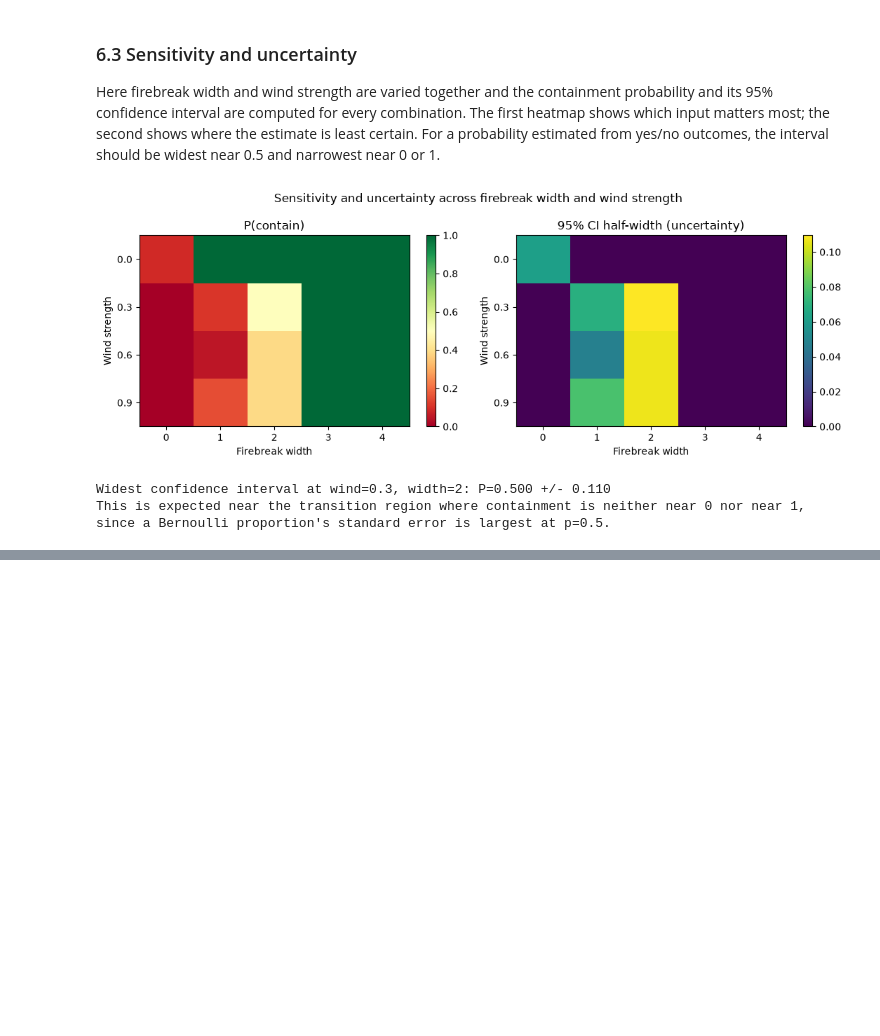
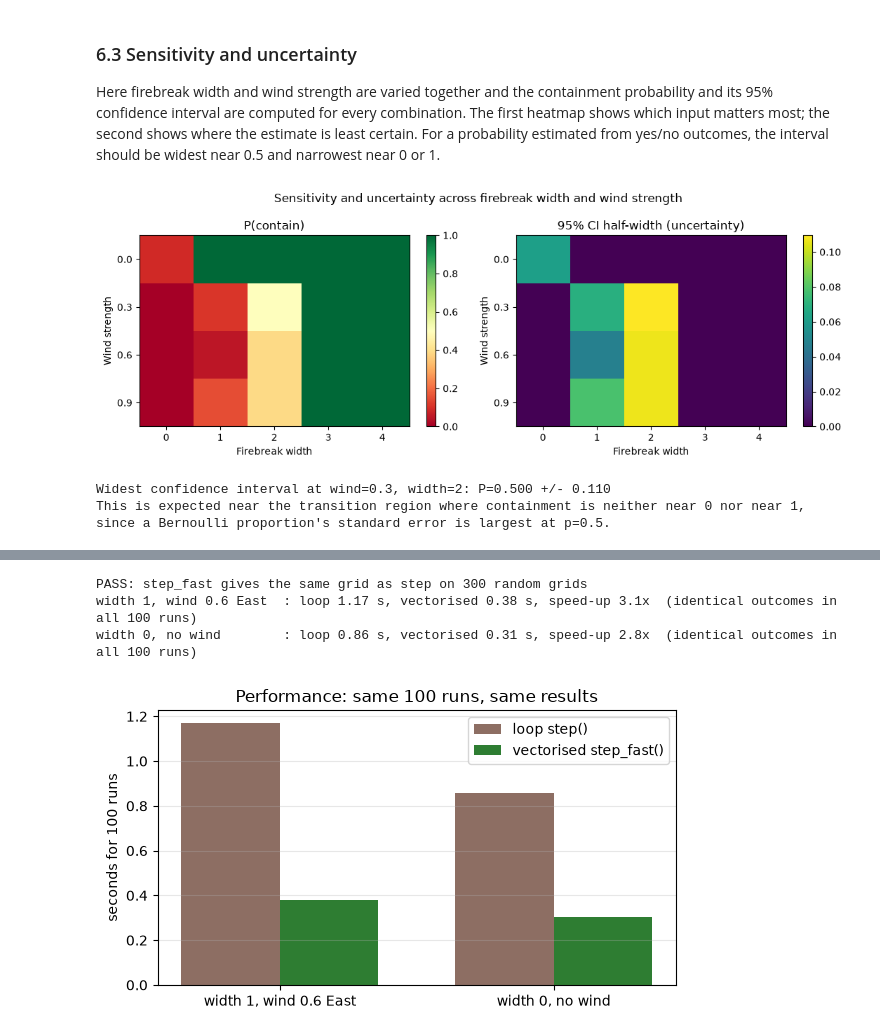
Before and after one commit to ManithMss/wildfire-firebreak-simulator, a Jupyter notebook: notebook/wildfire-firebreak-simulator.ipynb, the cells around one changed output, grey strips where cells are left out. Saved outputs shown, nothing was run; the diff lists cells and outputs as text; code cells hidden in the pictures; blank space fills up the shorter version.

```diff
--- a/notebook/wildfire-firebreak-simulator.ipynb
+++ b/notebook/wildfire-firebreak-simulator.ipynb
@@ -605,0 +675,78 @@ This is expected near the transition region where containment is neither near 0
+# %%
+# Performance engineering: vectorised neighbour count, checked against step() and timed
+def _offset_weights(wind_strength, wind_dir):
+    # wind weight 1 + s*max(0, d.u) for each of the 8 neighbour offsets (same rule as step())
+    ux, uy = WIND_VECTORS[wind_dir]
+    out = []
+    for (di, dj) in NEIGHBOUR_OFFSETS:
+        dd = _unit(dj, di)                      # direction from the burning neighbour to the target
+        out.append((di, dj, 1.0 + wind_strength * max(0.0, dd[0]*ux + dd[1]*uy)))
+    return out
+
+def step_fast(grid, rng, p0, wind_strength, wind_dir, p_ember, max_jump):
+    # Vectorised step(): the loop over burning cells is replaced by 8 shifted copies of the burning mask
+    L = grid.shape[0]
+    new_grid = grid.copy()
+    ux, uy = WIND_VECTORS[wind_dir]
+    burning_mask = (grid == BURNING)
+    unburned_mask = (grid == UNBURNED)
+    new_grid[burning_mask] = BURNED
+
+    b = burning_mask.astype(float)
+    w = np.zeros((L, L))
+    for (di, dj, weight) in _offset_weights(wind_strength, wind_dir):
+        # target (i, j) gets the weight of a burning cell at (i - di, j - dj)
+        src = b[max(0, -di):L - max(0, di), max(0, -dj):L - max(0, dj)]
+        w[max(0, di):L - max(0, -di), max(0, dj):L - max(0, -dj)] += weight * src
+    w[~unburned_mask] = 0.0
+
+    p_ignite = 1.0 - (1.0 - p0) ** w
+    draws = rng.random((L, L))                  # same draw order as step()
+    new_grid[unburned_mask & (draws < p_ignite)] = BURNING
+
+    if p_ember > 0 and wind_strength > 0 and wind_dir != "None":
+        for (bi, bj) in np.argwhere(burning_mask):
+            if rng.random() < p_ember:
+                jump = rng.integers(1, max_jump + 1)
+                ti = int(round(bi + uy * jump)); tj = int(round(bj + ux * jump))
+                if 0 <= ti < L and 0 <= tj < L and new_grid[ti, tj] == UNBURNED:
+                    new_grid[ti, tj] = BURNING
+    return new_grid
+
+# 1) single steps on 300 random grids, all wind directions and strengths
+rng_grids = np.random.default_rng(7)
+for k in range(300):
+    g0 = rng_grids.choice([UNBURNED, BURNING, BURNED, FIREBREAK], size=(30, 30), p=[0.6, 0.15, 0.2, 0.05]).astype(np.int8)
+    d, s = ["None", "North", "South", "East", "West"][k % 5], [0.0, 0.3, 0.6, 1.0][k % 4]
+    assert np.array_equal(step(g0, np.random.default_rng(k), 0.3, s, d, 0.05, 3),
+                          step_fast(g0, np.random.default_rng(k), 0.3, s, d, 0.05, 3)), "step_fast differs from step"
+print("PASS: step_fast gives the same grid as step on 300 random grids")
+
+# 2) full runs: same outcomes, and timing of the same 100 runs with each version
+N_TIME = 100
+timings = {}
+for label, cfg in [("width 1, wind 0.6 East", dict(firebreak_width=1, wind_strength=0.6, wind_dir="East")),
+                   ("width 0, no wind",       dict(firebreak_width=0, wind_strength=0.0, wind_dir="None"))]:
+    res = {}
+    for name, fn in [("loop", step), ("vectorised", step_fast)]:
+        t0 = time.perf_counter()
+        res[name] = [run_simulation(L=50, p0=0.3, p_ember=0.05, seed=i, step_fn=fn, **cfg) for i in range(N_TIME)]
+        timings[(label, name)] = time.perf_counter() - t0
+    assert all(a["contained"] == b["contained"] and a["burned_cells"] == b["burned_cells"] and a["steps"] == b["steps"]
+               for a, b in zip(res["loop"], res["vectorised"])), "full runs differ"
+    print(f"{label:24s}: loop {timings[(label, 'loop')]:.2f} s, vectorised {timings[(label, 'vectorised')]:.2f} s, "
+          f"speed-up {timings[(label, 'loop')] / timings[(label, 'vectorised')]:.1f}x  (identical outcomes in all {N_TIME} runs)")
+
+labels = ["width 1, wind 0.6 East", "width 0, no wind"]
+x = np.arange(len(labels))
+plt.figure(figsize=(6, 3.5))
+plt.bar(x - 0.18, [timings[(l, "loop")] for l in labels], 0.36, label="loop step()", color="#8d6e63")
+plt.bar(x + 0.18, [timings[(l, "vectorised")] for l in labels], 0.36, label="vectorised step_fast()", color="#2e7d32")
+plt.xticks(x, labels); plt.ylabel(f"seconds for {N_TIME} runs")
+plt.title("Performance: same 100 runs, same results")
+plt.legend(); plt.grid(alpha=0.3, axis="y"); plt.tight_layout(); plt.show()
+# %% [output]
+PASS: step_fast gives the same grid as step on 300 random grids
+width 1, wind 0.6 East  : loop 1.17 s, vectorised 0.38 s, speed-up 3.1x  (identical outcomes in all 100 runs)
+width 0, no wind        : loop 0.86 s, vectorised 0.31 s, speed-up 2.8x  (identical outcomes in all 100 runs)
+[figure, added]
```
Also changed, not shown: parts of 15 cells of this notebook, 10 other files.
